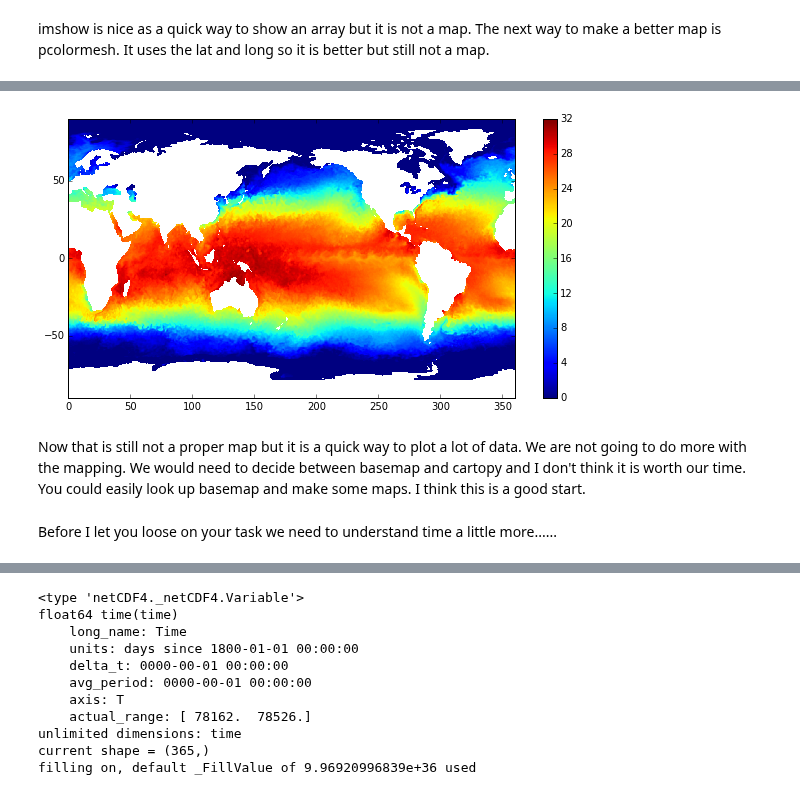
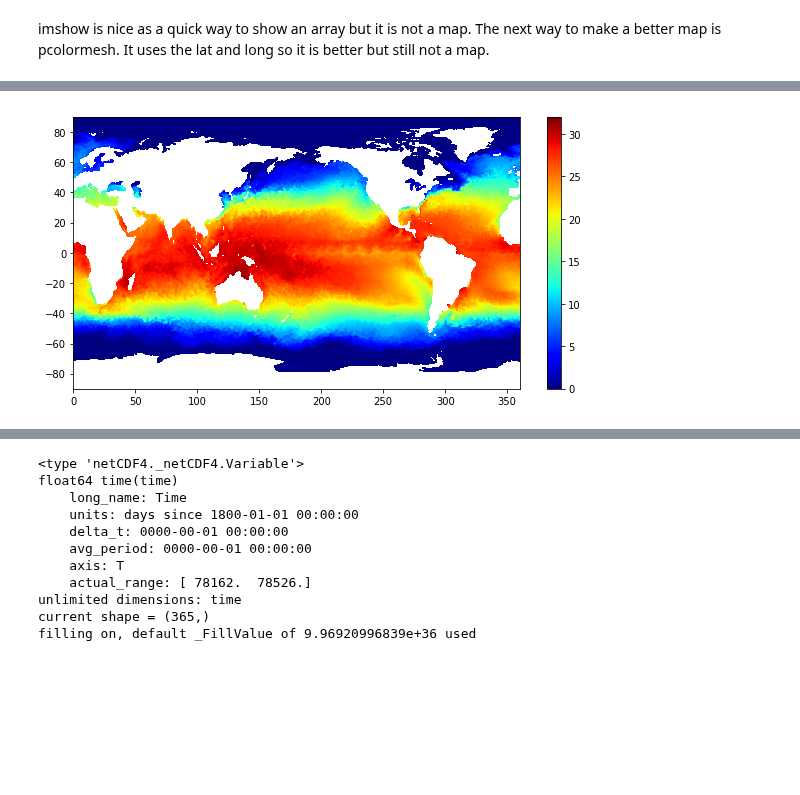
Before and after one commit to bmaillou/BigDataPython, a Jupyter notebook: netcdf-v1.ipynb, the cells around one changed output, grey strips where cells are left out. Saved outputs shown, nothing was run; the diff lists cells and outputs as text; code cells hidden in the pictures; blank space fills up the shorter version.

```diff
--- a/netcdf-v1.ipynb
+++ b/netcdf-v1.ipynb
@@ -211,13 +209,10 @@ Lets try to make that nicer
 # %%
 fig,ax=plt.subplots()
 fig.set_size_inches(10,5)
-im=ax.pcolormesh(lon,lat,sst[0],vmax=32,vmin=0)
+colormap = plt.cm.jet
+im=ax.pcolormesh(lon,lat,sst[0],vmax=32,vmin=0,cmap=colormap)
 ax.set_xlim([0,360])
 ax.set_ylim([-90,90])
 cbar=fig.colorbar(im)
 # %% [output]
-[figure, old version]
+[figure, new version]
-# %% [markdown]
-Now that is still not a proper map but it is a quick way to plot a lot of data.  We are not going to do more with the mapping.  We would need to decide between basemap and cartopy and I don't think it is worth our time.  You could easily look up basemap and make some maps.  I think this is a good start.
-# %% [markdown]
-Before I let you loose on your task we need to understand time a little more......
```
Also changed, not shown: parts of 44 cells of this notebook, 1 other file.
